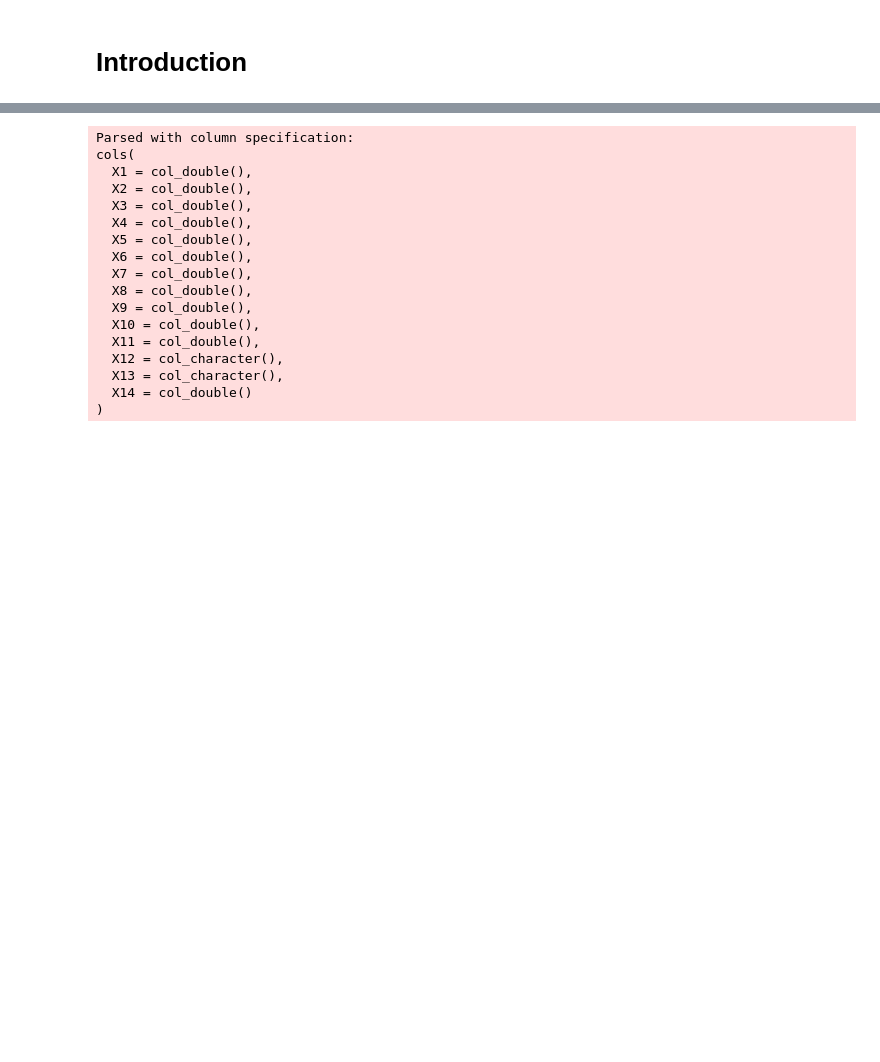
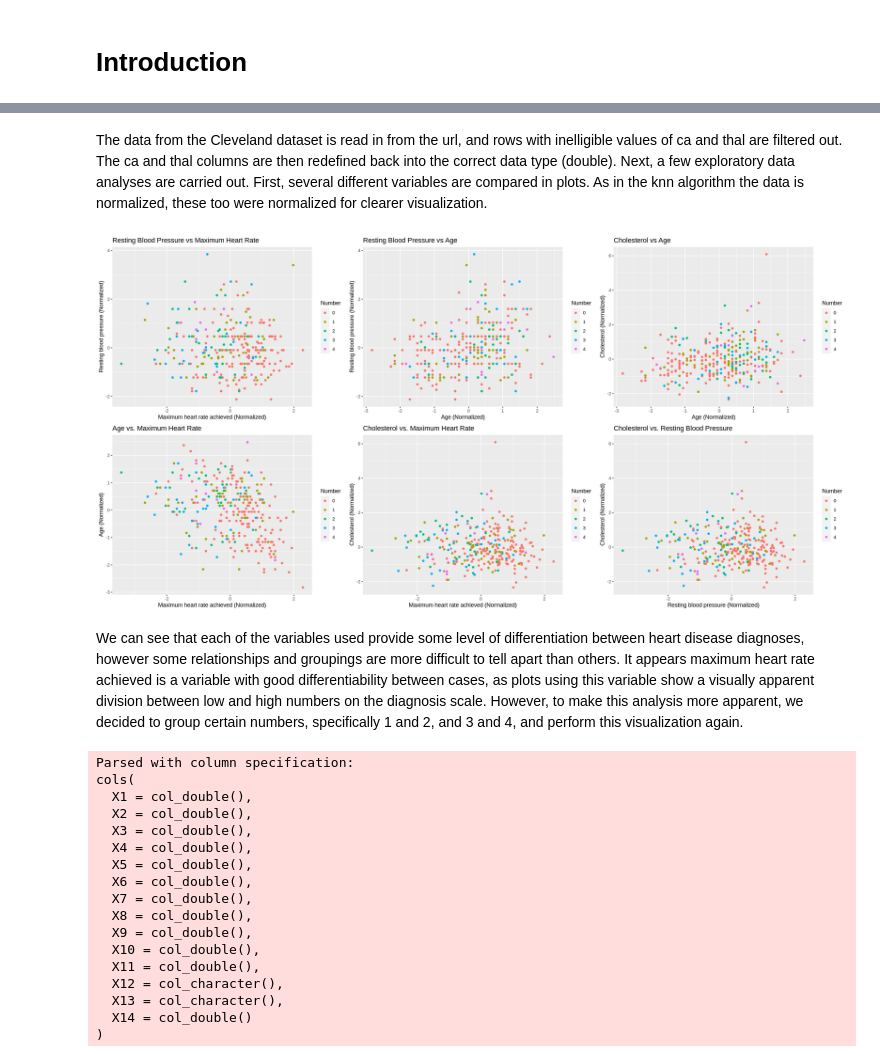
Before and after one commit to 19Lefoue/Heart_disease, a Jupyter notebook: Heart_disease.ipynb, the cells around one changed output, grey strips where cells are left out. Saved outputs shown, nothing was run; the diff lists cells and outputs as text; code cells hidden in the pictures; blank space fills up the shorter version.

Commit message:
Addressed feedback points from proposal, created exploratory analysis step.

```diff
--- a/Heart_disease.ipynb
+++ b/Heart_disease.ipynb
@@ -36 +71,49 @@ For this analysis, we will be using the UCI Machine Learning Repository's Heart
+# %% [markdown]
+The data from the Cleveland dataset is read in from the url, and rows with inelligible values of ca and thal are filtered out. The ca and thal columns are then redefined back into the correct data type (double). Next, a few exploratory data analyses are carried out. First, several different variables are compared in plots. As in the knn algorithm the data is normalized, these too were normalized for clearer visualization.
+# %%
+options(repr.plot.height = 10, repr.plot.width = 20)
+scaled_heart_disease <- heart_disease %>%
+   mutate(across('age':'thal', scale))
+exp_plot1<-ggplot(scaled_heart_disease,aes(x=thalach,y=trestbps,color=num)) +
+           geom_point() +
+           xlab('Maximum heart rate achieved (Normalized)') +
+           ylab('Resting blood pressure (Normalized)') +
+           labs(color='Number') +
+           ggtitle('Resting Blood Pressure vs Maximum Heart Rate')
+
+exp_plot2<-ggplot(scaled_heart_disease,aes(x=age,y=trestbps,color=num)) +
+           geom_point() +
+           xlab('Age (Normalized)') +
+           ylab('Resting blood pressure (Normalized)')  +
+           labs(color='Number') +
+           ggtitle('Resting Blood Pressure vs Age')
+exp_plot3<-ggplot(scaled_heart_disease,aes(x=age,y=chol,color=num)) +
+           geom_point() +
+           xlab('Age (Normalized)') +
+           ylab('Cholesterol (Normalized)')  +
+           labs(color='Number') +
+           ggtitle('Cholesterol vs Age')
+exp_plot4<-ggplot(scaled_heart_disease,aes(x=thalach,y=age,color=num)) +
+           geom_point() +
+           xlab('Maximum heart rate achieved (Normalized)') +
+           ylab('Age (Normalized)')  +
+           labs(color='Number') +
+           ggtitle('Age vs. Maximum Heart Rate')
+exp_plot5<-ggplot(scaled_heart_disease,aes(x=thalach,y=chol,color=num)) +
+           geom_point() +
+           xlab('Maximum heart rate achieved (Normalized)') +
+           ylab('Cholesterol (Normalized)')  +
+           labs(color='Number') +
+           ggtitle('Cholesterol vs. Maximum Heart Rate')
+exp_plot6<-ggplot(scaled_heart_disease,aes(x=thalach,y=chol,color=num)) +
+           geom_point() +
+           xlab('Resting blood pressure (Normalized)') +
+           ylab('Cholesterol (Normalized)')  +
+           labs(color='Number') +
+           ggtitle('Cholesterol vs. Resting Blood Pressure')
+plot_grid(exp_plot1, exp_plot2, exp_plot3, exp_plot4, exp_plot5, exp_plot6, ncol = 3)
+# %% [output]
+[figure, added]
+# %% [markdown]
+We can see that each of the variables used provide some level of differentiation between heart disease diagnoses, however some relationships and groupings are more difficult to tell apart than others. It appears maximum heart rate achieved is a variable with good differentiability between cases, as plots using this variable show a visually apparent division between low and high numbers on the diagnosis scale. However, to make this analysis more apparent, we decided to group certain numbers, specifically 1 and 2, and 3 and 4, and perform this visualization again.
 # %%
```
Also changed, not shown: parts of 4 cells of this notebook.
